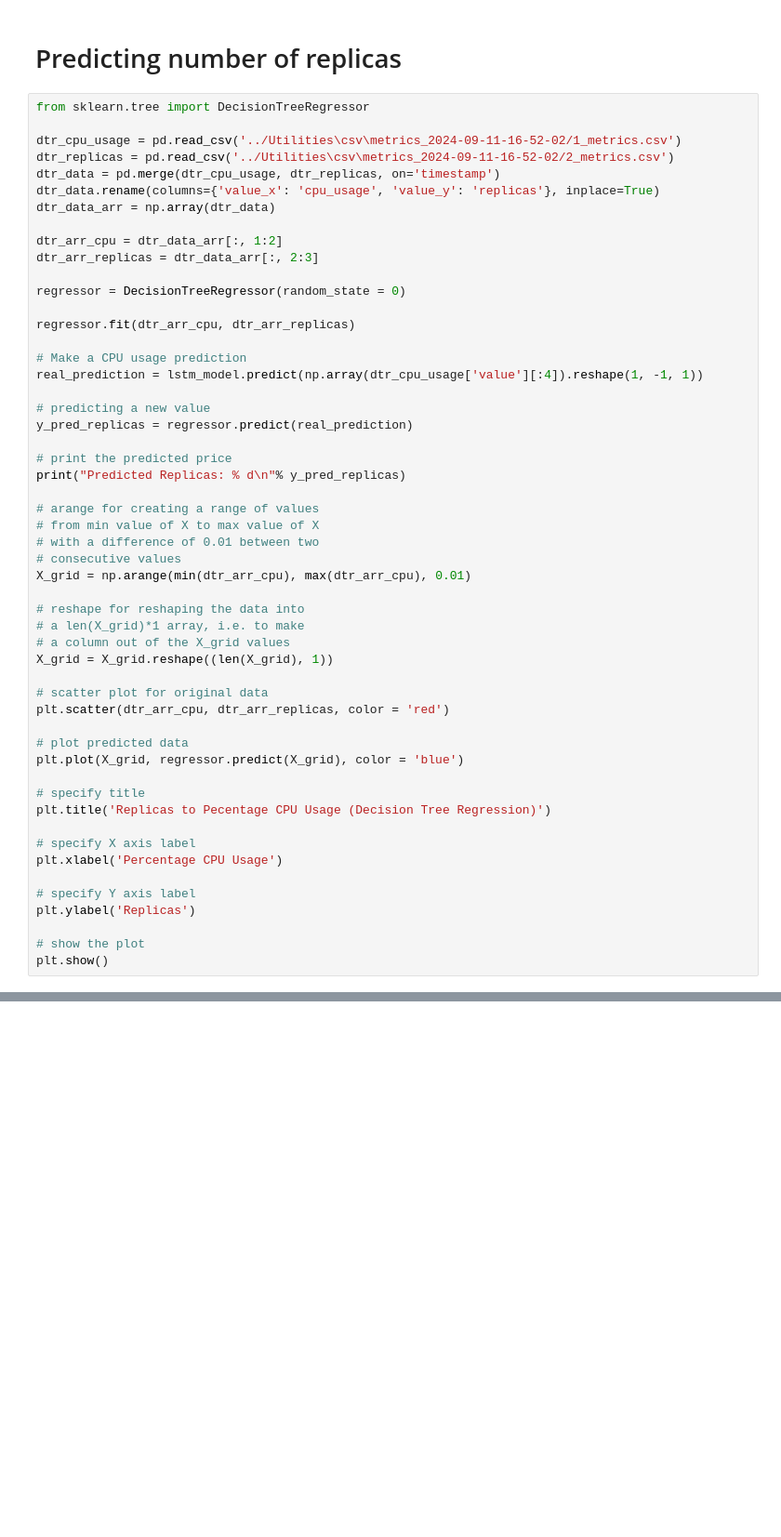
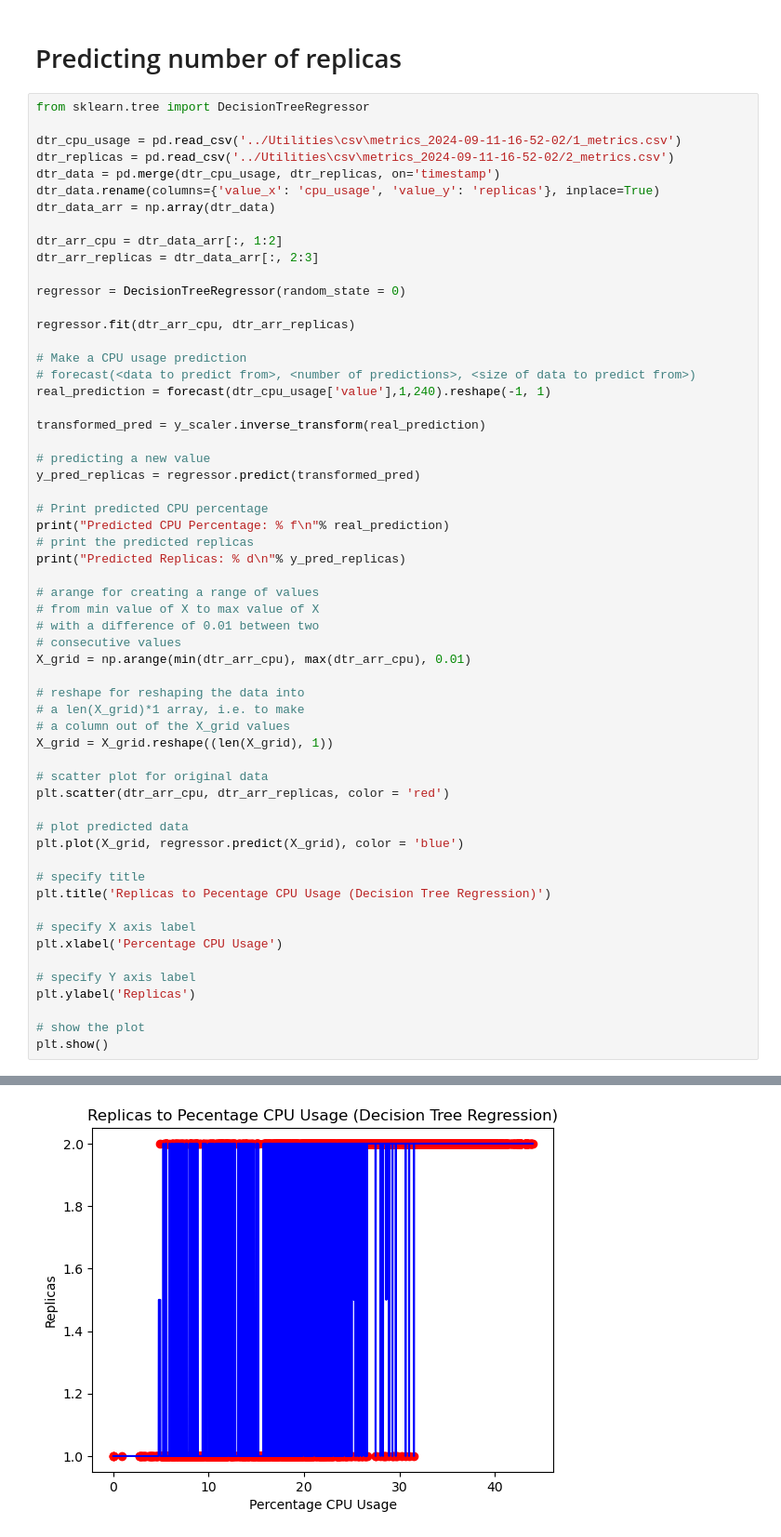
Before and after one commit to BrandonStreets-Mcleod/dissertation-test-code, a Jupyter notebook: Python/forecasting-model-test.ipynb, the cells around one changed output, grey strips where cells are left out. Shown at 93% size. Drawn from its saved outputs; the diff is of its cells as text; blank space fills up the shorter version.

```diff
--- a/Python/forecasting-model-test.ipynb
+++ b/Python/forecasting-model-test.ipynb
@@ -153,12 +203,17 @@ regressor = DecisionTreeRegressor(random_state = 0)
 regressor.fit(dtr_arr_cpu, dtr_arr_replicas)
 
 # Make a CPU usage prediction
-real_prediction = lstm_model.predict(np.array(dtr_cpu_usage['value'][:4]).reshape(1, -1, 1))
+# forecast(<data to predict from>, <number of predictions>, <size of data to predict from>)
+real_prediction = forecast(dtr_cpu_usage['value'],1,240).reshape(-1, 1)
+
+transformed_pred = y_scaler.inverse_transform(real_prediction)
 
 # predicting a new value
-y_pred_replicas = regressor.predict(real_prediction)
+y_pred_replicas = regressor.predict(transformed_pred)
 
-# print the predicted price
+# Print predicted CPU percentage
+print("Predicted CPU Percentage: % f\n"% real_prediction)
+# print the predicted replicas
 print("Predicted Replicas: % d\n"% y_pred_replicas)
 
 # arange for creating a range of values
@@ -189,3 +244,4 @@ plt.ylabel('Replicas')
 
 # show the plot
 plt.show()
+# %% [output]
@@ -191,0 +252 @@ plt.show()
+[figure, added]
```
Also changed, not shown: parts of 3 cells of this notebook, 2 other files.
